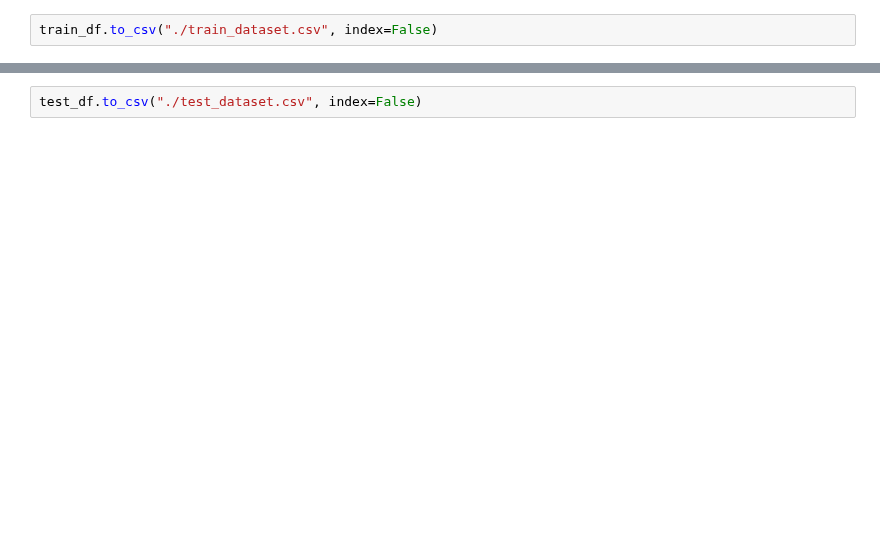
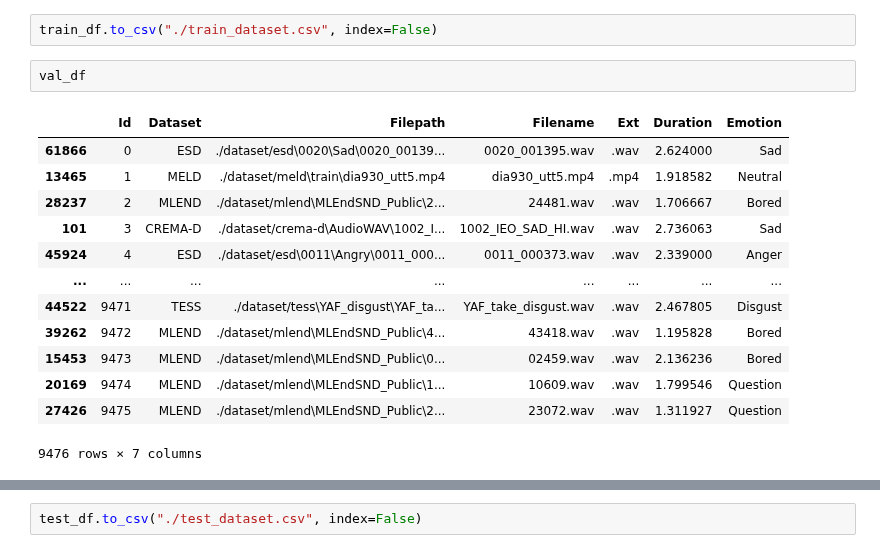
Before and after one commit to Fe-56/ai_project_ser, a Jupyter notebook: data/MakeEngSpeechDataset.ipynb, the cells around one changed output, grey strips where cells are left out. Saved outputs shown, nothing was run; the diff lists cells and outputs as text; blank space fills up the shorter version.

```diff
--- a/data/MakeEngSpeechDataset.ipynb
+++ b/data/MakeEngSpeechDataset.ipynb
@@ -1079,2 +1016,18 @@ train_df
 # %%
 train_df.to_csv("./train_dataset.csv", index=False)
+# %%
+val_df
+# %% [output]
+|  | Id | Dataset | Filepath | Filename | Ext | Duration | Emotion |
+| 61866 | 0 | ESD | ./dataset/esd\0020\Sad\0020_00139... | 0020_001395.wav | .wav | 2.624000 | Sad |
+| 13465 | 1 | MELD | ./dataset/meld\train\dia930_utt5.mp4 | dia930_utt5.mp4 | .mp4 | 1.918582 | Neutral |
+| 28237 | 2 | MLEND | ./dataset/mlend\MLEndSND_Public\2... | 24481.wav | .wav | 1.706667 | Bored |
+| 101 | 3 | CREMA-D | ./dataset/crema-d\AudioWAV\1002_I... | 1002_IEO_SAD_HI.wav | .wav | 2.736063 | Sad |
+| 45924 | 4 | ESD | ./dataset/esd\0011\Angry\0011_000... | 0011_000373.wav | .wav | 2.339000 | Anger |
+| ... | ... | ... | ... | ... | ... | ... | ... |
+| 44522 | 9471 | TESS | ./dataset/tess\YAF_disgust\YAF_ta... | YAF_take_disgust.wav | .wav | 2.467805 | Disgust |
+| 39262 | 9472 | MLEND | ./dataset/mlend\MLEndSND_Public\4... | 43418.wav | .wav | 1.195828 | Bored |
+| 15453 | 9473 | MLEND | ./dataset/mlend\MLEndSND_Public\0... | 02459.wav | .wav | 2.136236 | Bored |
+| 20169 | 9474 | MLEND | ./dataset/mlend\MLEndSND_Public\1... | 10609.wav | .wav | 1.799546 | Question |
+| 27426 | 9475 | MLEND | ./dataset/mlend\MLEndSND_Public\2... | 23072.wav | .wav | 1.311927 | Question |
+9476 rows × 7 columns
```
Also changed, not shown: parts of 17 cells of this notebook, 7 other files.
